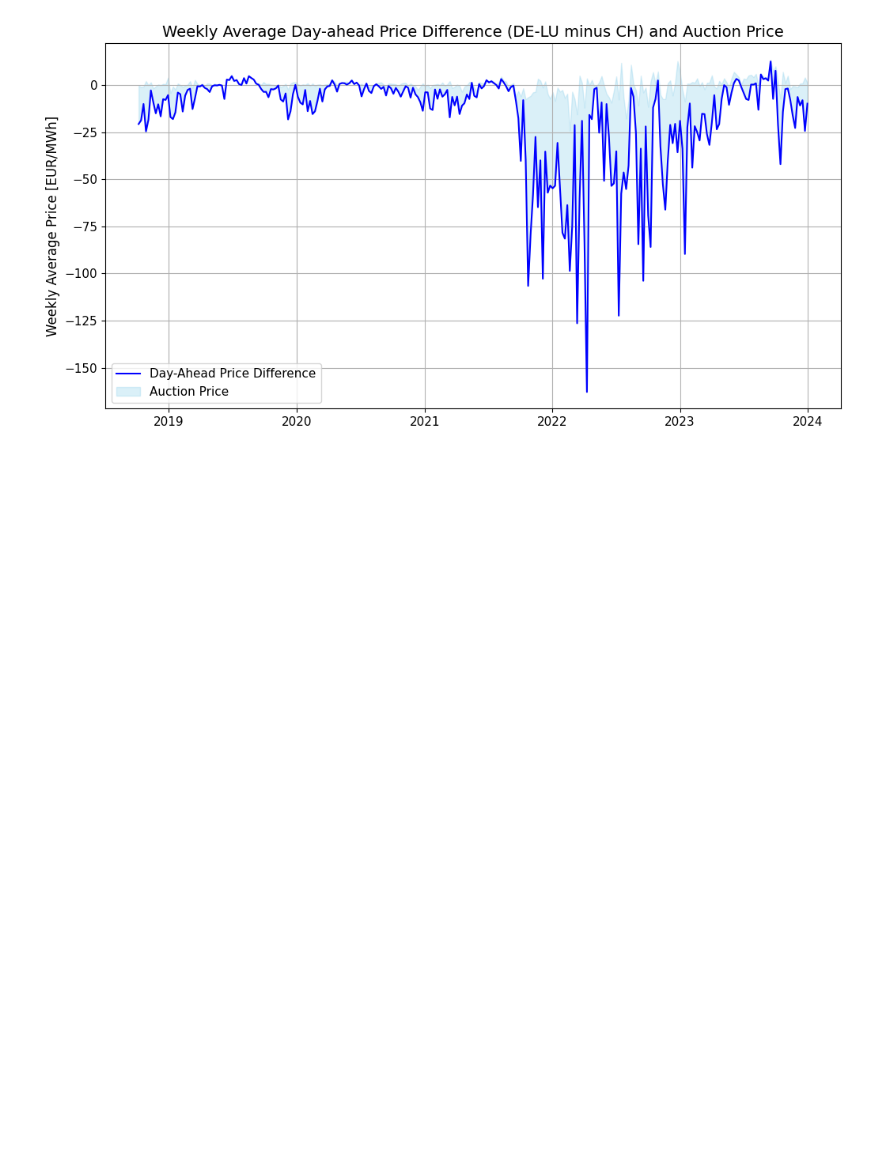
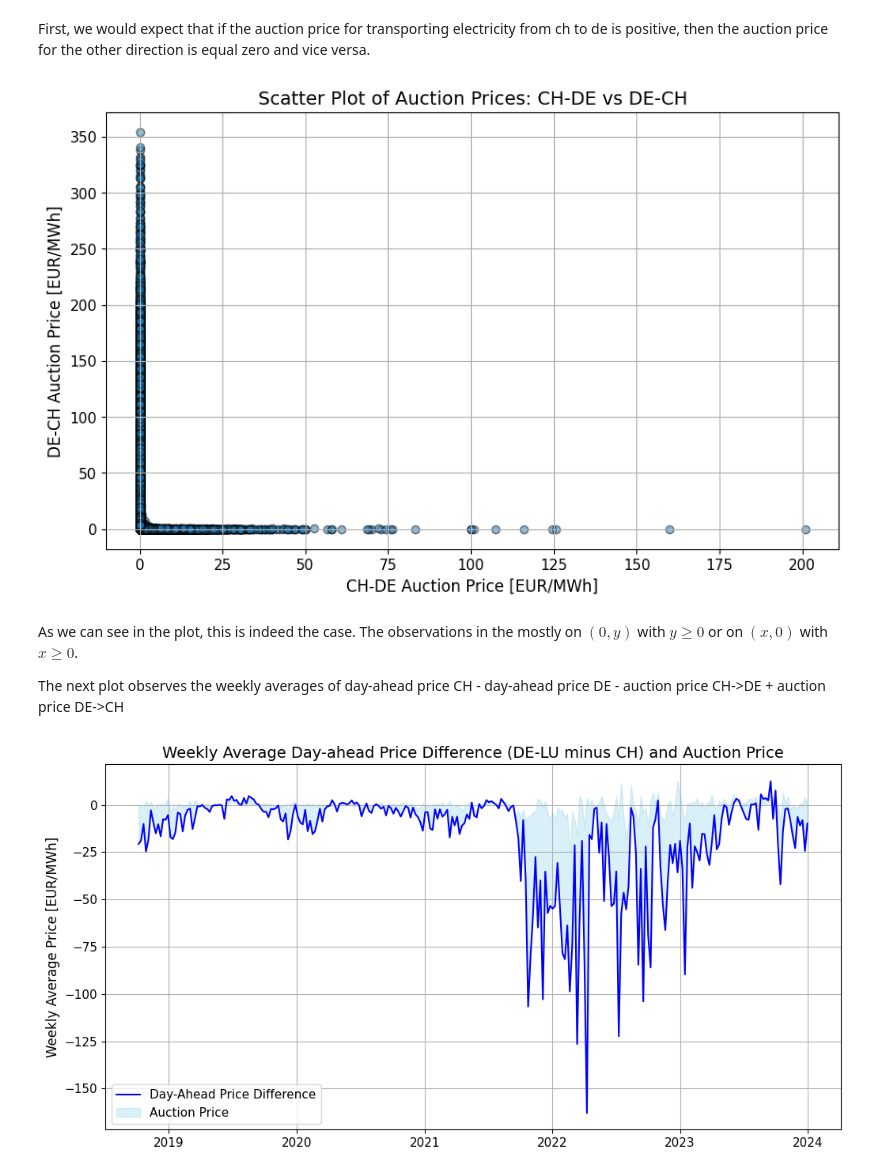
Before and after one commit to njgreber/electricity-price-disparity-ch-de, a Jupyter notebook: notebooks/3_results.ipynb, the cells around one changed output. Saved outputs shown, nothing was run; the diff lists cells and outputs as text; code cells hidden in the pictures; blank space fills up the shorter version.

```diff
--- a/notebooks/3_results.ipynb
+++ b/notebooks/3_results.ipynb
@@ -20,10 +22,42 @@ plt.rcParams.update({
    'legend.fontsize': 11
 })
 # %%
-df = pd.read_csv('../data/processed/merged_data.csv', index_col=0, parse_dates=True)
+# load price data
+df = pd.read_csv('../data/processed/merged_data.csv', index_col=0, parse_dates=True, low_memory=False)
 
 df = df.replace(['empty', 'n/e'], pd.NA)
 df = df.apply(pd.to_numeric, errors='coerce')
+
+# load pv data
+df_pv = pd.read_csv('../data/external/pv_switzerland.csv', index_col=0)
+years = df_pv.index.tolist()
+# %% [markdown]
+First, we would expect that if the auction price for transporting electricity from ch to de is positive, then the auction price for the other direction is equal zero and vice versa.
+# %%
+# Drop rows with NA values
+df_auction_clean = df.dropna(subset=['ch-de_auctionPrice', 'de-ch_auctionPrice'])
+
+plt.figure(figsize=(10, 6))
+plt.scatter(df_auction_clean['ch-de_auctionPrice'],
+          df_auction_clean['de-ch_auctionPrice'],
+          alpha=0.5,
+          edgecolor='k')
+plt.xlabel('CH-DE Auction Price [EUR/MWh]')
+plt.ylabel('DE-CH Auction Price [EUR/MWh]')
+plt.title('Scatter Plot of Auction Prices: CH-DE vs DE-CH')
+plt.grid(True)
+
+# Save the plot as an SVG file
+file_path = "../report/figures/scatter_plot_ch_de_vs_de_ch_auction_prices.png"
+plt.savefig(file_path, format='png', dpi=300)
+
+plt.show()
+# %% [output]
+[figure, added]
+# %% [markdown]
+As we can see in the plot, this is indeed the case. The observations in the mostly on $(0, y)$ with $y \geq0$ or on $(x, 0)$ with $x\geq0$.
+
+The next plot observes the weekly averages of day-ahead price CH - day-ahead price DE - auction price CH->DE + auction price DE->CH
 # %%
 # Calculate Weekly averages for prices and auction data
 weekly_df = df.resample('W').mean()
```
Also changed, not shown: parts of 11 cells of this notebook, 3 other files.
